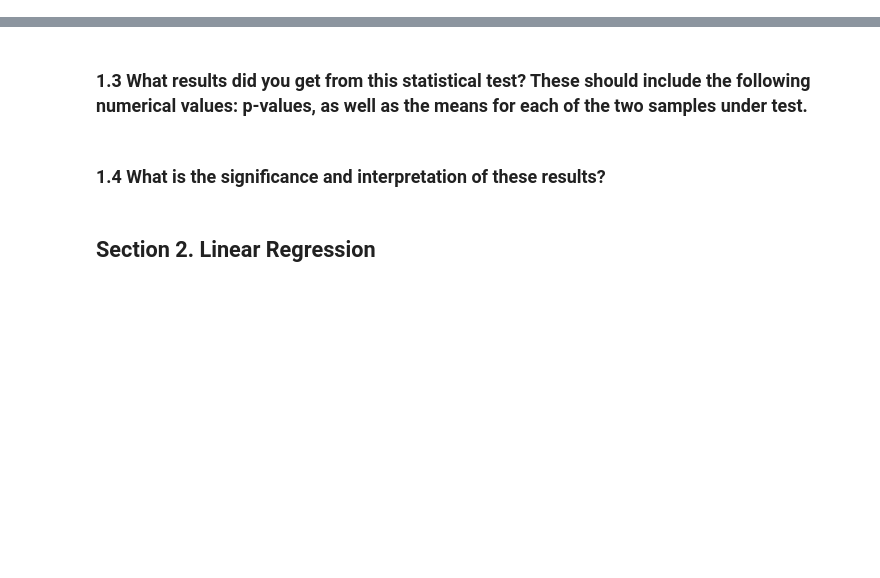
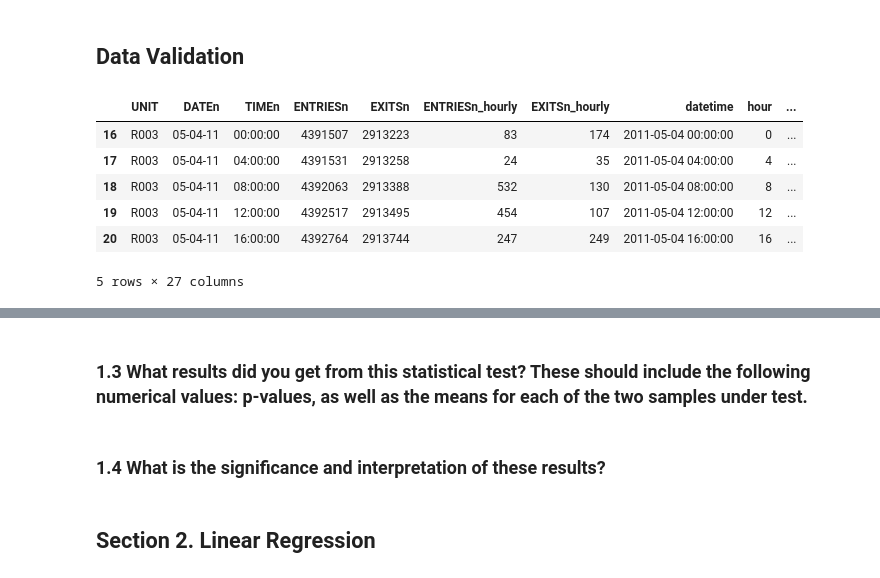
Before and after one commit to craignicholson/P2-1, a Jupyter notebook: Data_Analyst_ND_Project2.ipynb, the cells around one changed output, grey strips where cells are left out. Cells and saved outputs as stored; diff of their text form; code cells hidden in the pictures; blank space fills up the shorter version.

```diff
--- a/Data_Analyst_ND_Project2.ipynb
+++ b/Data_Analyst_ND_Project2.ipynb
@@ -13,0 +54,12 @@ September 9th 2015
+# %% [markdown]
+## Data Validation
+# %%
+rain.head(5)
+# %% [output]
+|  | UNIT | DATEn | TIMEn | ENTRIESn | EXITSn | ENTRIESn_hourly | EXITSn_hourly | datetime | hour | ... |
+| 16 | R003 | 05-04-11 | 00:00:00 | 4391507 | 2913223 | 83 | 174 | 2011-05-04 00:00:00 | 0 | ... |
+| 17 | R003 | 05-04-11 | 04:00:00 | 4391531 | 2913258 | 24 | 35 | 2011-05-04 04:00:00 | 4 | ... |
+| 18 | R003 | 05-04-11 | 08:00:00 | 4392063 | 2913388 | 532 | 130 | 2011-05-04 08:00:00 | 8 | ... |
+| 19 | R003 | 05-04-11 | 12:00:00 | 4392517 | 2913495 | 454 | 107 | 2011-05-04 12:00:00 | 12 | ... |
+| 20 | R003 | 05-04-11 | 16:00:00 | 4392764 | 2913744 | 247 | 249 | 2011-05-04 16:00:00 | 16 | ... |
+5 rows × 27 columns
```
Also changed, not shown: parts of 27 cells of this notebook.
